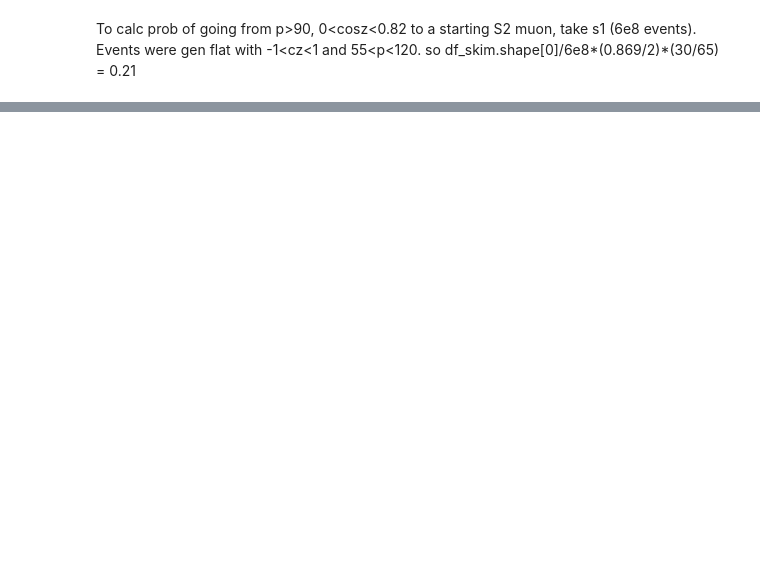
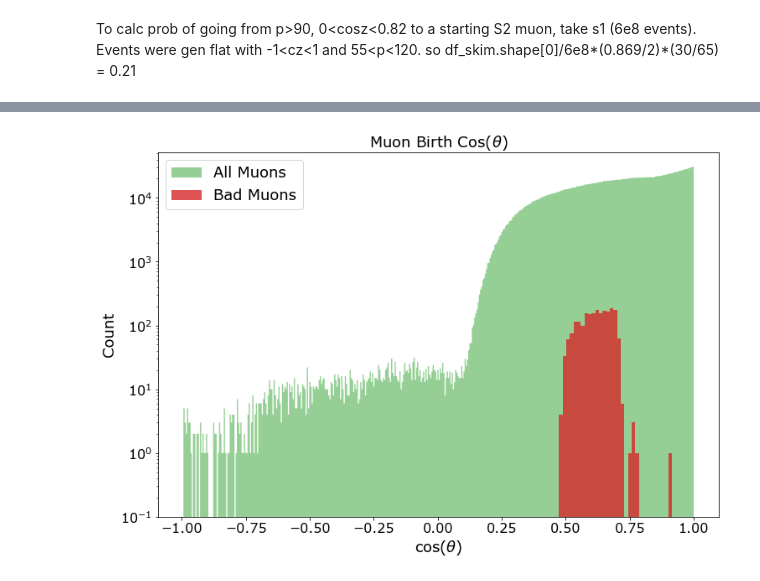
Before and after one commit to pollackscience/Mu2E, a Jupyter notebook: scripts/PTraps/particle_trapping_pathway_full.ipynb, the cells around one changed output, grey strips where cells are left out. Drawn from its saved outputs; the diff is of its cells as text; code cells hidden in the pictures; blank space fills up the shorter version.

```diff
--- a/scripts/PTraps/particle_trapping_pathway_full.ipynb
+++ b/scripts/PTraps/particle_trapping_pathway_full.ipynb
@@ -115,7 +122,11 @@ plt.legend()
 # %%
-splt.hist(df_ntpart.query('pdg==11').parent_pz/df_ntpart.query('pdg==11').parent_p, label='All Muons', log=True)
-splt.hist(df_ntpart_bad.query('pdg==11').parent_pz/df_ntpart_bad.query('pdg==11').parent_p, label='Bad Muons', log=True, alpha=0.8)
-plt.title('Muon Birth Cos(z)')
-plt.xlabel('cos(z)')
+splt.hist(df_ntpart.query('pdg==11').parent_pz/df_ntpart.query('pdg==11').parent_p, label='All Muons', log=True, color='C2')
+splt.hist(df_ntpart_bad.query('pdg==11').parent_pz/df_ntpart_bad.query('pdg==11').parent_p, label='Bad Muons', log=True, alpha=0.8, color='C3')
+plt.title(r'Muon Birth Cos($\theta$)')
+plt.xlabel(r'cos($\theta$)')
+plt.ylabel('Count')
 plt.legend(loc=2)
+plt.savefig('plots_tmp/muon_s3_birth_cosz.pdf')
+# %% [output]
+[figure, added]
 # %%
```
Also changed, not shown: parts of 11 cells of this notebook, 27 other files.
